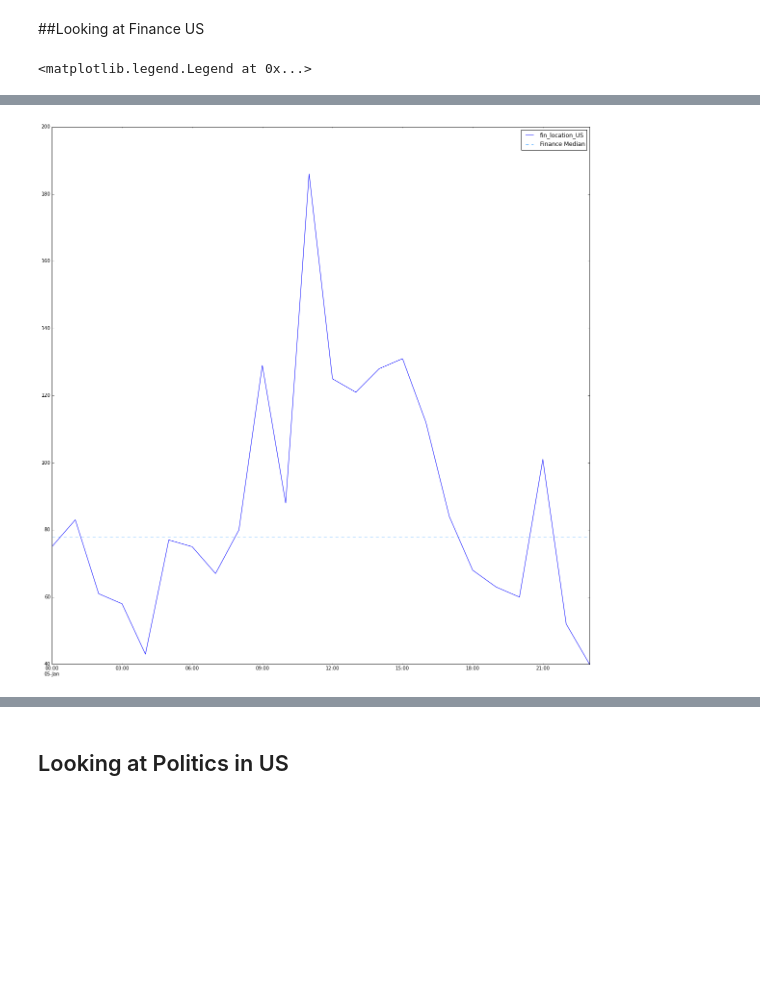
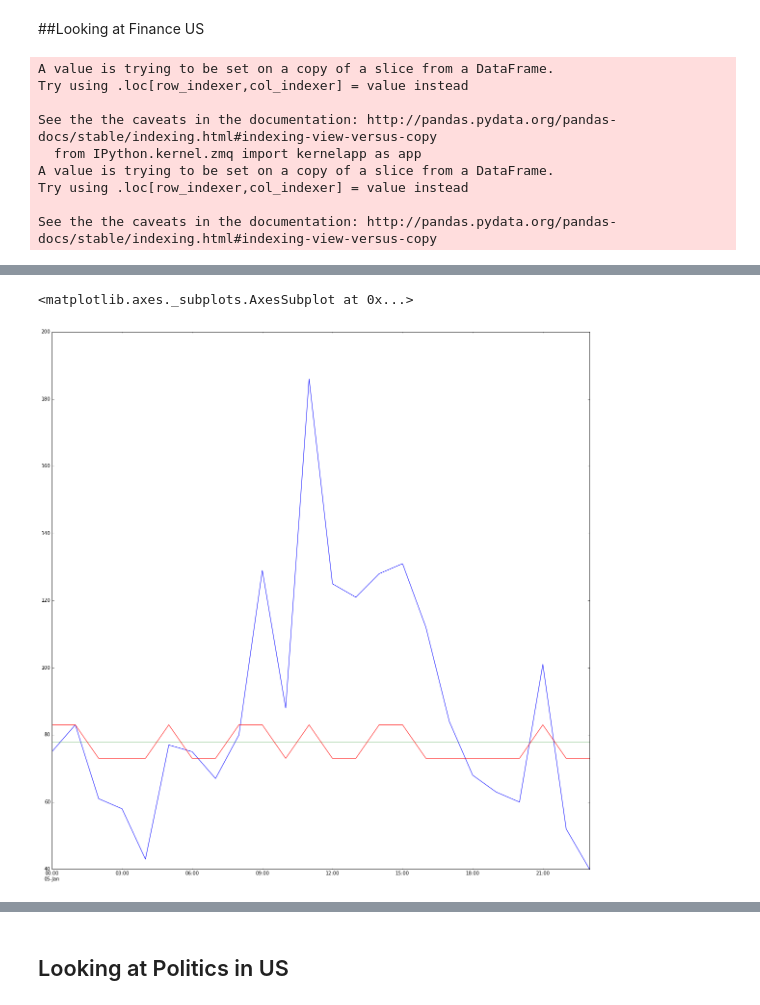
Before and after one commit to skillachie/binaryNLP, a Jupyter notebook: blp/Raw Counts of Articles From Bloomberg Data in March Debug.ipynb, the cells around one changed output, grey strips where cells are left out. Saved outputs shown, nothing was run; the diff lists cells and outputs as text; code cells hidden in the pictures; blank space fills up the shorter version.

Commit message:
compared to binary features

```diff
--- a/blp/Raw Counts of Articles From Bloomberg Data in March Debug.ipynb
+++ b/blp/Raw Counts of Articles From Bloomberg Data in March Debug.ipynb
@@ -3,6 +3,7 @@ import sys
 import pandas as pd
 # %%
 raw_counts = pd.read_csv("/home/skillachie/Downloads/raw_topic_counts.csv",index_col=0,parse_dates=True)
+binary_counts = pd.read_csv("/home/skillachie/Downloads/binary.csv",index_col=0,parse_dates=True)
 # %%
 print raw_counts.head()
 # %% [output]
@@ -39,17 +40,69 @@ raw_counts.plot(title="Raw Counts of Bloomberg Data")
 ## Use only single day
 # %%
 sub_raw = raw_counts.loc['20100105':'20100105']
+sub_binary = binary_counts.loc['20100105':'20100105']
+#print sub_binary.head()
 # %% [markdown]
 ##Looking at Finance US
 # %%
 finance_us = sub_raw[['fin_location_US']]
-fin_med = raw_counts[['fin_location_US']].median() # Median from entire finance dataset
+finance_us["fin_location_US_med"] = raw_counts['fin_location_US'].median() # Median from entire finance dataset
 fin_sub_med = finance_us.median()
+print raw_counts['fin_location_US'].median()
+print finance_us["fin_location_US_med"]
+#plt.gca().axhline(fin_med['fin_location_US'], color=np.random.rand(3,1), linestyle='--',label='Finance Median')
 
-fin_plot = finance_us.plot()
-fin_plot.axhline(fin_med['fin_location_US'], color=np.random.rand(3,1), linestyle='--',label='Finance Median')
+fin_plot = finance_us["fin_location_US"].plot()
+
+fin_plot = finance_us["fin_location_US_med"].plot()
 #Debug
 #fin_plot.axhline(fin_sub_med['fin_location_US'], color=np.random.rand(3,1), linestyle='--',label='Period Finance Median')
-fin_plot.legend()
+#fin_plot.legend()
+
+
+
+
+ddf = sub_binary[['fin_location_US_quartile_1',
+           'fin_location_US_quartile_2',
+           'fin_location_US_quartile_3',
+           'fin_location_US_quartile_4',
+            'fin_location_US_quartile_5']]
+
+udf = sub_binary[['fin_location_US_quartile_6',
+           'fin_location_US_quartile_7',
+           'fin_location_US_quartile_8',
+           'fin_location_US_quartile_9',
+            'fin_location_US_quartile_10']]
+
+
+lower_q =  ddf.sum(axis=1)
+upper_q =  udf.sum(axis=1)
+
+ddf["fin_location_US_bin"] = (fin_med['fin_location_US'] - 5)*lower_q + (fin_med['fin_location_US'] + 5)* upper_q
+
+print new_lower_q.head()
+print lower_q.head()
+print finance_us.head()
+
+
+ddf["fin_location_US_bin"].plot()
+#new_lower_q.plot()
+
+
+# Deciles plot
+#fin_bin = sub_binary[['fin_location_US_quartile_1','fin_location_US_quartile_2',
+                     # 'fin_location_US_quartile_3','fin_location_US_quartile_4',
+                     # 'fin_location_US_quartile_5','fin_location_US_quartile_6',
+                     # 'fin_location_US_quartile_7','fin_location_US_quartile_8',
+                     # 'fin_location_US_quartile_9','fin_location_US_quartile_10']]
+#fin_bin.plot(kind='bar')
 # %% [output]
-<matplotlib.legend.Legend at 0x...>
+A value is trying to be set on a copy of a slice from a DataFrame.
+Try using .loc[row_indexer,col_indexer] = value instead
+
+See the the caveats in the documentation: http://pandas.pydata.org/pandas-docs/stable/indexing.html#indexing-view-versus-copy
+  from IPython.kernel.zmq import kernelapp as app
+A value is trying to be set on a copy of a slice from a DataFrame.
+Try using .loc[row_indexer,col_indexer] = value instead
+
+See the the caveats in the documentation: http://pandas.pydata.org/pandas-docs/stable/indexing.html#indexing-view-versus-copy
@@ -56 +126,2 @@ fin_plot.legend()
+<matplotlib.axes._subplots.AxesSubplot at 0x...>
-[figure, old version]
+[figure, new version]
```
Also changed, not shown: parts of 5 cells of this notebook.
